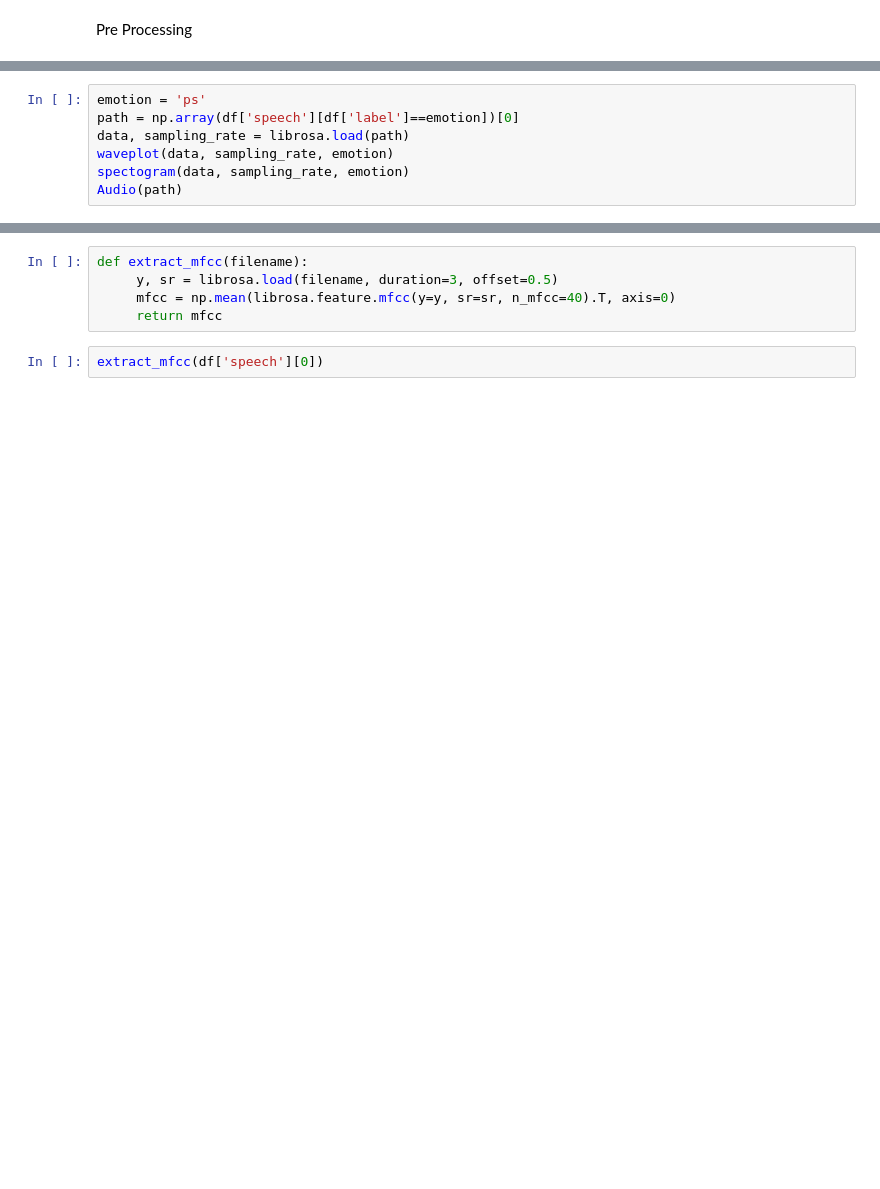
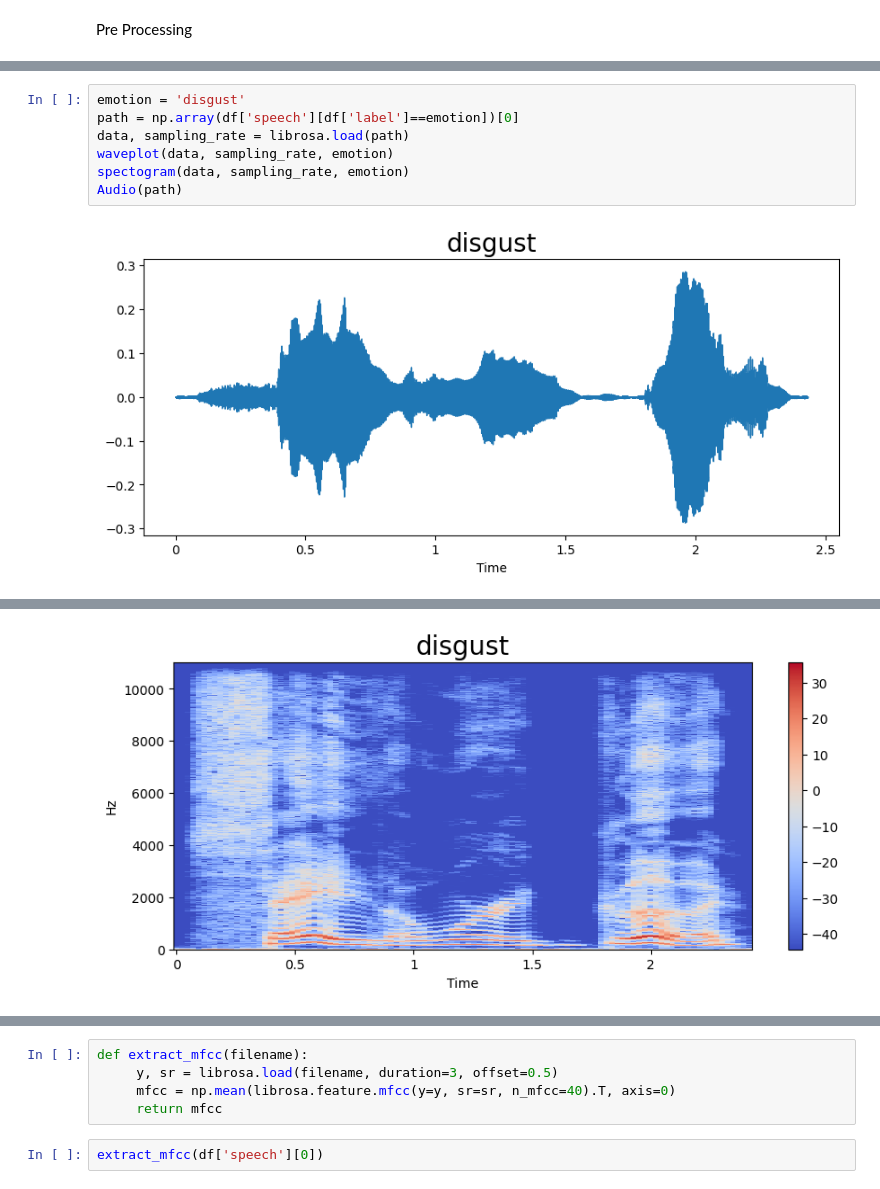
Before and after one commit to sonika-103/CVIP-DataScience, a Jupyter notebook: speech-emotion-recognition-trial.ipynb, the cells around one changed output, grey strips where cells are left out. Cells and saved outputs as stored; diff of their text form; blank space fills up the shorter version.

```diff
--- a/speech-emotion-recognition-trial.ipynb
+++ b/speech-emotion-recognition-trial.ipynb
@@ -141,7 +243,9 @@ Audio(path)
 # %%
-emotion = 'ps'
+emotion = 'disgust'
 path = np.array(df['speech'][df['label']==emotion])[0]
 data, sampling_rate = librosa.load(path)
 waveplot(data, sampling_rate, emotion)
 spectogram(data, sampling_rate, emotion)
 Audio(path)
+# %% [output]
+[figure, added]
@@ -148,3 +253,4 @@ Audio(path)
+[figure, added]
 # %%
 emotion = 'happy'
 path = np.array(df['speech'][df['label']==emotion])[0]
```
Also changed, not shown: parts of 37 cells of this notebook.
